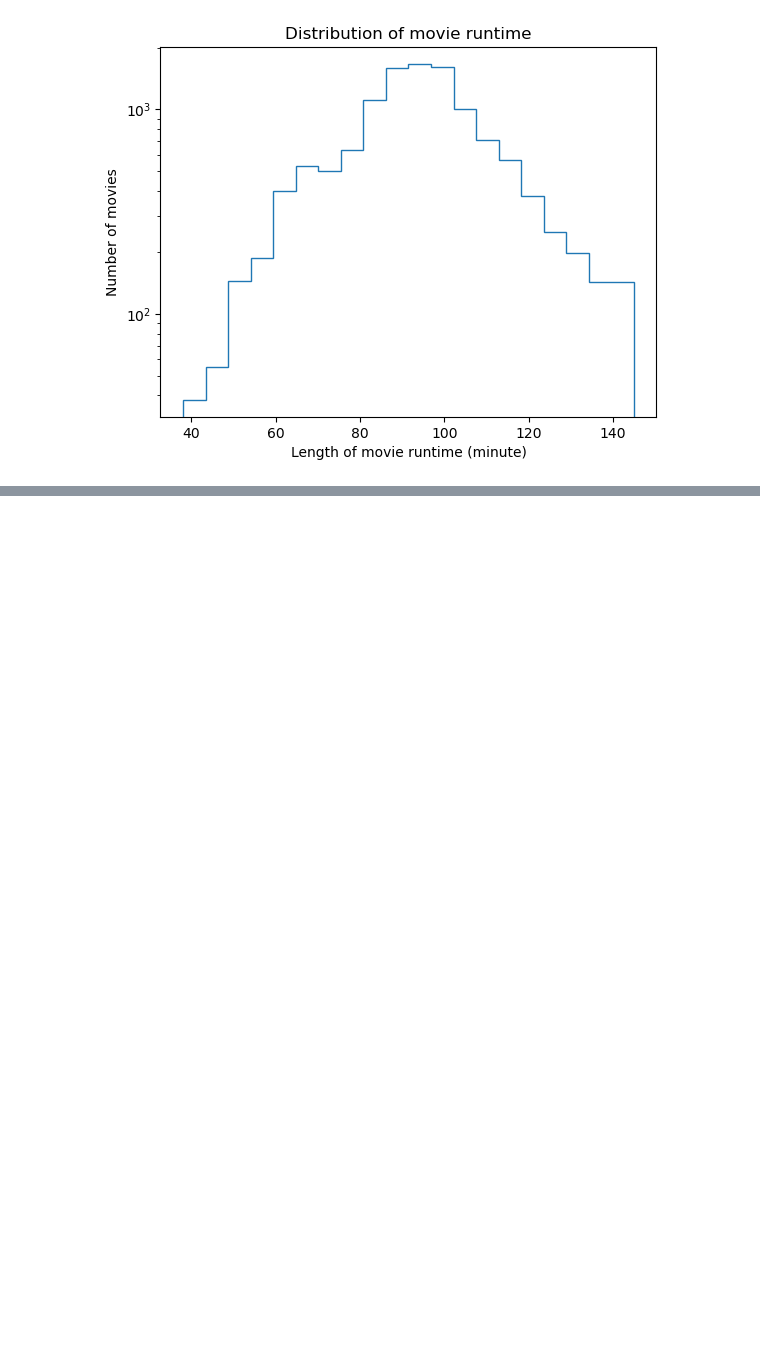
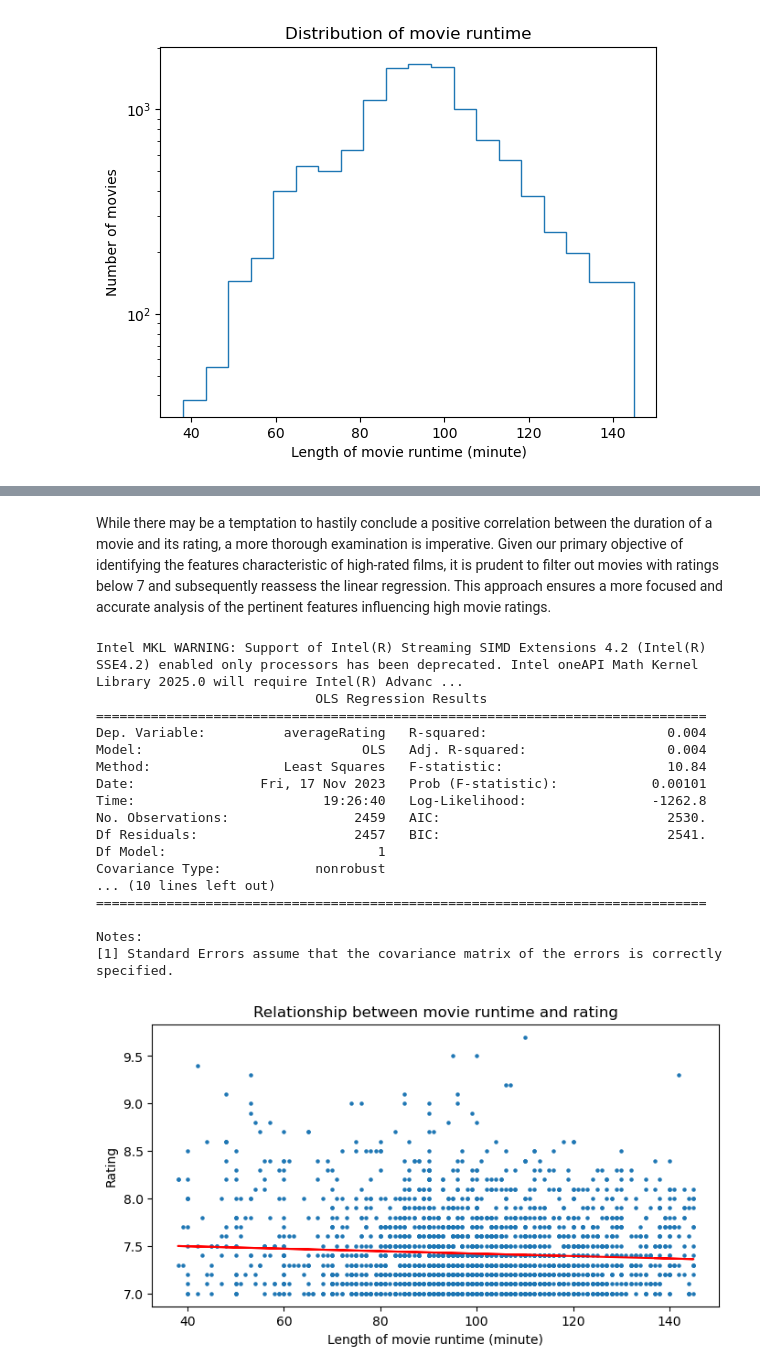
Before and after one commit to epfl-ada/ada-2023-project-zalix, a Jupyter notebook: xiyu.ipynb, the cells around one changed output, grey strips where cells are left out. Drawn from its saved outputs; the diff is of its cells as text; code cells hidden in the pictures; blank space fills up the shorter version.

```diff
--- a/xiyu.ipynb
+++ b/xiyu.ipynb
@@ -437,3 +420,39 @@ Covariance Type:            nonrobust
 Notes:
 [1] Standard Errors assume that the covariance matrix of the errors is correctly specified.
 [figure]
+# %% [markdown]
+While there may be a temptation to hastily conclude a positive correlation between the duration of a movie and its rating, a more thorough examination is imperative. Given our primary objective of identifying the features characteristic of high-rated films, it is prudent to filter out movies with ratings below 7 and subsequently reassess the linear regression. This approach ensures a more focused and accurate analysis of the pertinent features influencing high movie ratings.
+# %%
+#filter out the movies with rating less than 7
+duration = duration[duration["averageRating"] >= 7]
+#perform linear regression on duration data, and plot the regression line
+model=smf.ols(formula='averageRating ~ movie_runtime', data=duration)
+results=model.fit()
+print(results.summary())
+#plot the regression line
+plt.figure(figsize=(8, 4))
+plt.scatter(duration["movie_runtime"], duration["averageRating"], s=5)
+plt.plot(duration["movie_runtime"], results.predict(), color="red")
+plt.title("Relationship between movie runtime and rating")
+plt.xlabel("Length of movie runtime (minute)")
+plt.ylabel("Rating")
+plt.show()
+# %% [output]
+Intel MKL WARNING: Support of Intel(R) Streaming SIMD Extensions 4.2 (Intel(R) SSE4.2) enabled only processors has been deprecated. Intel oneAPI Math Kernel Library 2025.0 will require Intel(R) Advanc ...
+                            OLS Regression Results
+==============================================================================
+Dep. Variable:          averageRating   R-squared:                       0.004
+Model:                            OLS   Adj. R-squared:                  0.004
+Method:                 Least Squares   F-statistic:                     10.84
+Date:                Fri, 17 Nov 2023   Prob (F-statistic):            0.00101
+Time:                        19:26:40   Log-Likelihood:                -1262.8
+No. Observations:                2459   AIC:                             2530.
+Df Residuals:                    2457   BIC:                             2541.
+Df Model:                           1
+Covariance Type:            nonrobust
+... (10 lines left out)
+==============================================================================
+
+Notes:
+[1] Standard Errors assume that the covariance matrix of the errors is correctly specified.
+[figure, added]
```
Also changed, not shown: parts of 8 cells of this notebook.
